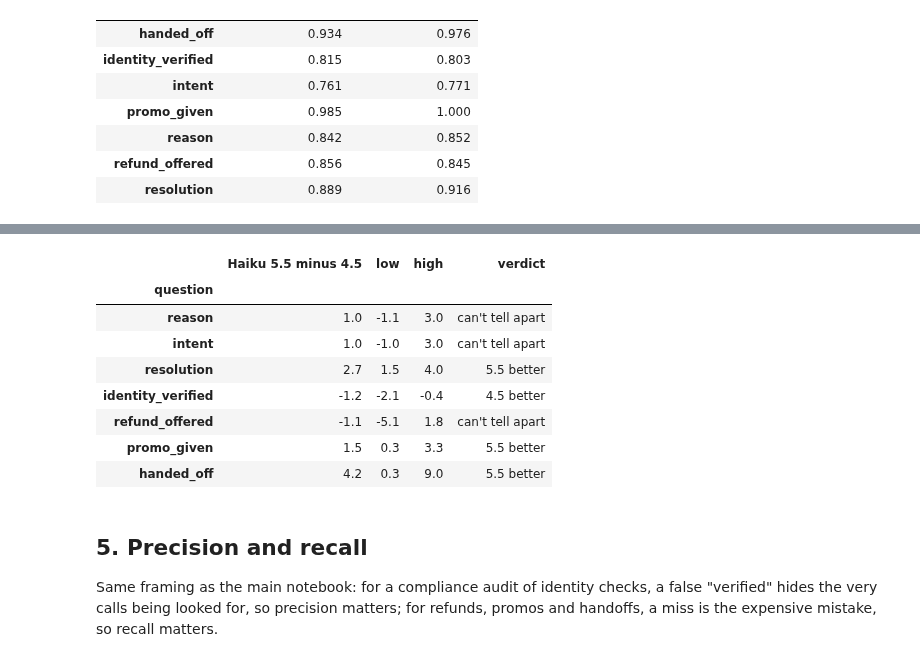
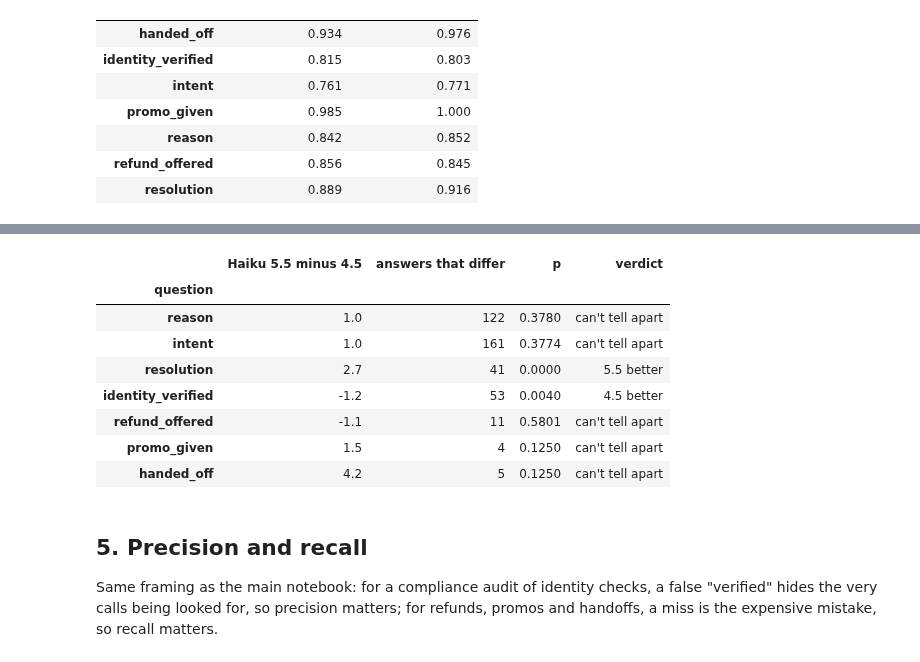
Before and after one commit to misterespresso/AI-Data-Bench, a Jupyter notebook: ABCD Call Labeling/03_haiku_comparison.ipynb, the cells around one changed output, grey strips where cells are left out. Cells and saved outputs as stored; diff of their text form; code cells hidden in the pictures.

```diff
--- a/ABCD Call Labeling/03_haiku_comparison.ipynb
+++ b/ABCD Call Labeling/03_haiku_comparison.ipynb
@@ -126,23 +130,66 @@ Haiku 5.5 minus Haiku 4.5 on the same resamples of the same conversations: accur
 # %%
+import itertools
+
+PERMUTATION_DRAWS = 200_000
+EXACT_UP_TO = 16   # enumerate every swap pattern when this few conversations differ
+ALPHA = 0.05 / len(QUESTION_TITLES)   # Bonferroni over the seven questions
+
+def headline_counts(model, question):
+    # Per-conversation contributions to the headline metric: correctness for accuracy, (TP, FP, FN) for F2
+    if question in YES_NO:
+        truth, predicted = flags(model, question)
+        return np.stack([truth & predicted, ~truth & predicted, truth & ~predicted], axis=1).astype(float)
+    return correct(model, question).astype(float)[:, None]
+
+def metric_from_counts(question, totals, n):
+    if question in YES_NO:
+        return 5 * totals[..., 0] / np.maximum(5 * totals[..., 0] + 4 * totals[..., 2] + totals[..., 1], 1)
+    return totals[..., 0] / n
+
+def paired_permutation(question, rng):
+    # Two-sided: how often swapping each conversation's two answers at random opens a gap at least as large as observed.
+    # Swapping conversation i moves (old_i - new_i) into Haiku 5.5's totals and out of 4.5's.
+    counts_new, counts_old = headline_counts(NEW, question), headline_counts(OLD, question)
+    n = len(counts_new)
+    totals_new, totals_old = counts_new.sum(axis=0), counts_old.sum(axis=0)
+    observed = metric_from_counts(question, totals_new, n) - metric_from_counts(question, totals_old, n)
+    differing = np.flatnonzero(answers(NEW, question)[1] != answers(OLD, question)[1])
+    if len(differing) == 0:
+        return observed, 0, 1.0
+    delta = counts_old[differing] - counts_new[differing]
+    exact = len(differing) <= EXACT_UP_TO
+    patterns = np.array(list(itertools.product([0.0, 1.0], repeat=len(differing)))) if exact else None
+    total_draws = len(patterns) if exact else PERMUTATION_DRAWS
+    hits = 0
+    for start in range(0, total_draws, 20_000):
+        size = min(20_000, total_draws - start)
+        swaps = patterns[start:start + size] if exact else (rng.random((size, len(differing))) < 0.5).astype(float)
+        moved = swaps @ delta
+        gaps = metric_from_counts(question, totals_new + moved, n) - metric_from_counts(question, totals_old - moved, n)
+        hits += int(np.sum(np.abs(gaps) >= abs(observed) - 1e-12))
+    p = hits / total_draws if exact else (hits + 1) / (total_draws + 1)   # Monte Carlo: never report exactly 0
+    return observed, len(differing), p
+
+permutation_rng = np.random.default_rng(SEED)
 difference_rows = []
 for question in QUESTION_TITLES:
-    samples = (headline(NEW, question, BOOTSTRAP) - headline(OLD, question, BOOTSTRAP)) * 100
-    low, high = np.percentile(samples, [2.5, 97.5])
-    point = (headline(NEW, question) - headline(OLD, question)) * 100
-    difference_rows.append({"question": question, "Haiku 5.5 minus 4.5": point, "low": low, "high": high,
-                            "verdict": "5.5 better" if low > 0 else "4.5 better" if high < 0 else "can't tell apart"})
+    point, differing, p = paired_permutation(question, permutation_rng)
+    verdict = (("5.5 better" if point > 0 else "4.5 better") if p < ALPHA
+               else "suggestive only" if p < 0.05 else "can't tell apart")
+    difference_rows.append({"question": question, "Haiku 5.5 minus 4.5": point * 100, "answers that differ": differing,
+                            "p": p, "verdict": verdict})
 differences = pd.DataFrame(difference_rows).set_index("question")
-differences.round(1)
+differences.round({"Haiku 5.5 minus 4.5": 1, "p": 4})
 # %% [output]
-|  | Haiku 5.5 minus 4.5 | low | high | verdict |
+|  | Haiku 5.5 minus 4.5 | answers that differ | p | verdict |
 | question |  |  |  |  |
-| reason | 1.0 | -1.1 | 3.0 | can't tell apart |
-| intent | 1.0 | -1.0 | 3.0 | can't tell apart |
-| resolution | 2.7 | 1.5 | 4.0 | 5.5 better |
-| identity_verified | -1.2 | -2.1 | -0.4 | 4.5 better |
-| refund_offered | -1.1 | -5.1 | 1.8 | can't tell apart |
-| promo_given | 1.5 | 0.3 | 3.3 | 5.5 better |
-| handed_off | 4.2 | 0.3 | 9.0 | 5.5 better |
+| reason | 1.0 | 122 | 0.3780 | can't tell apart |
+| intent | 1.0 | 161 | 0.3774 | can't tell apart |
+| resolution | 2.7 | 41 | 0.0000 | 5.5 better |
+| identity_verified | -1.2 | 53 | 0.0040 | 4.5 better |
+| refund_offered | -1.1 | 11 | 0.5801 | can't tell apart |
+| promo_given | 1.5 | 4 | 0.1250 | can't tell apart |
+| handed_off | 4.2 | 5 | 0.1250 | can't tell apart |
 # %% [markdown]
 ## 5. Precision and recall
 
```
Also changed, not shown: parts of 3 cells of this notebook, 5 other files.
